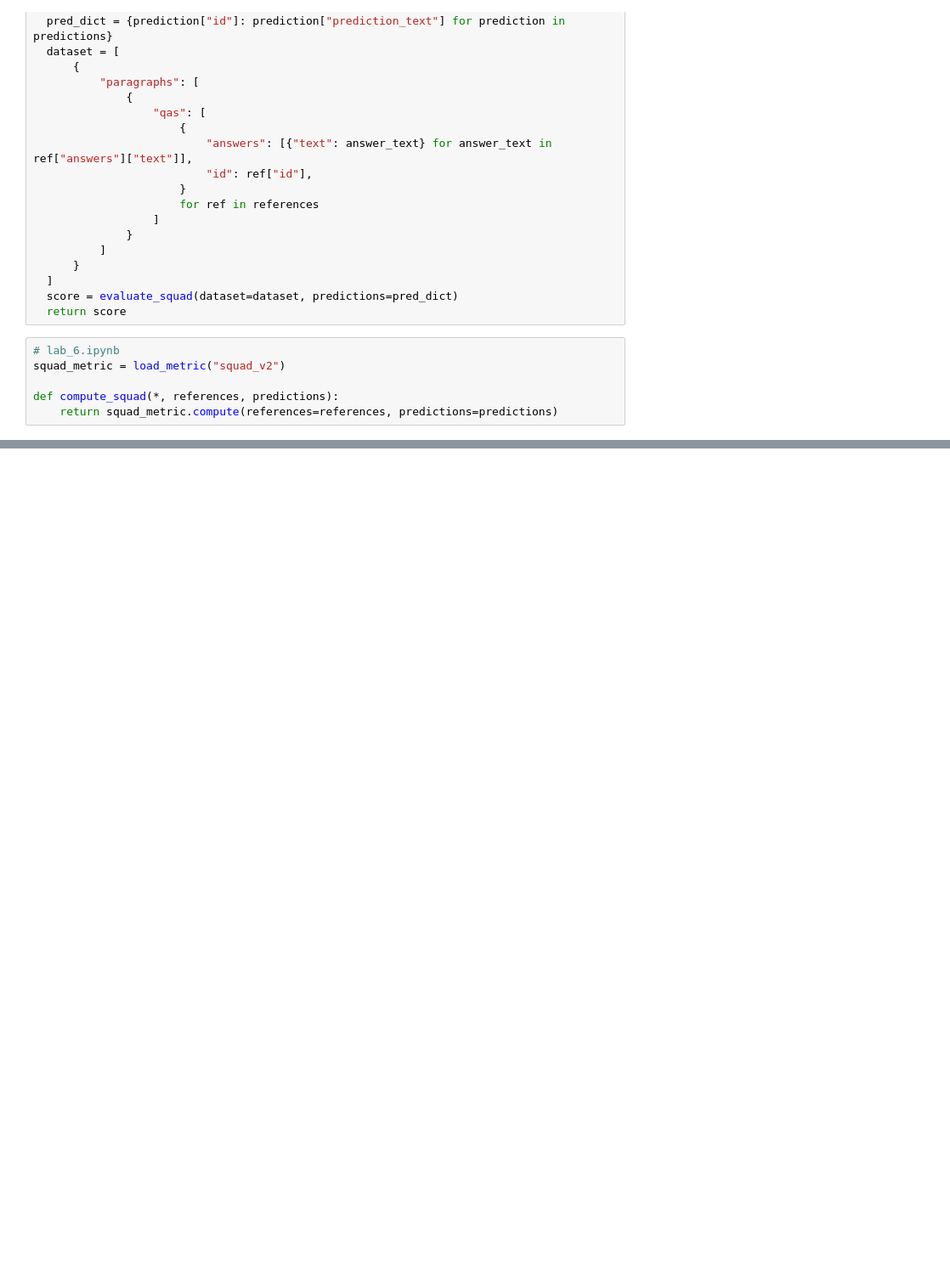
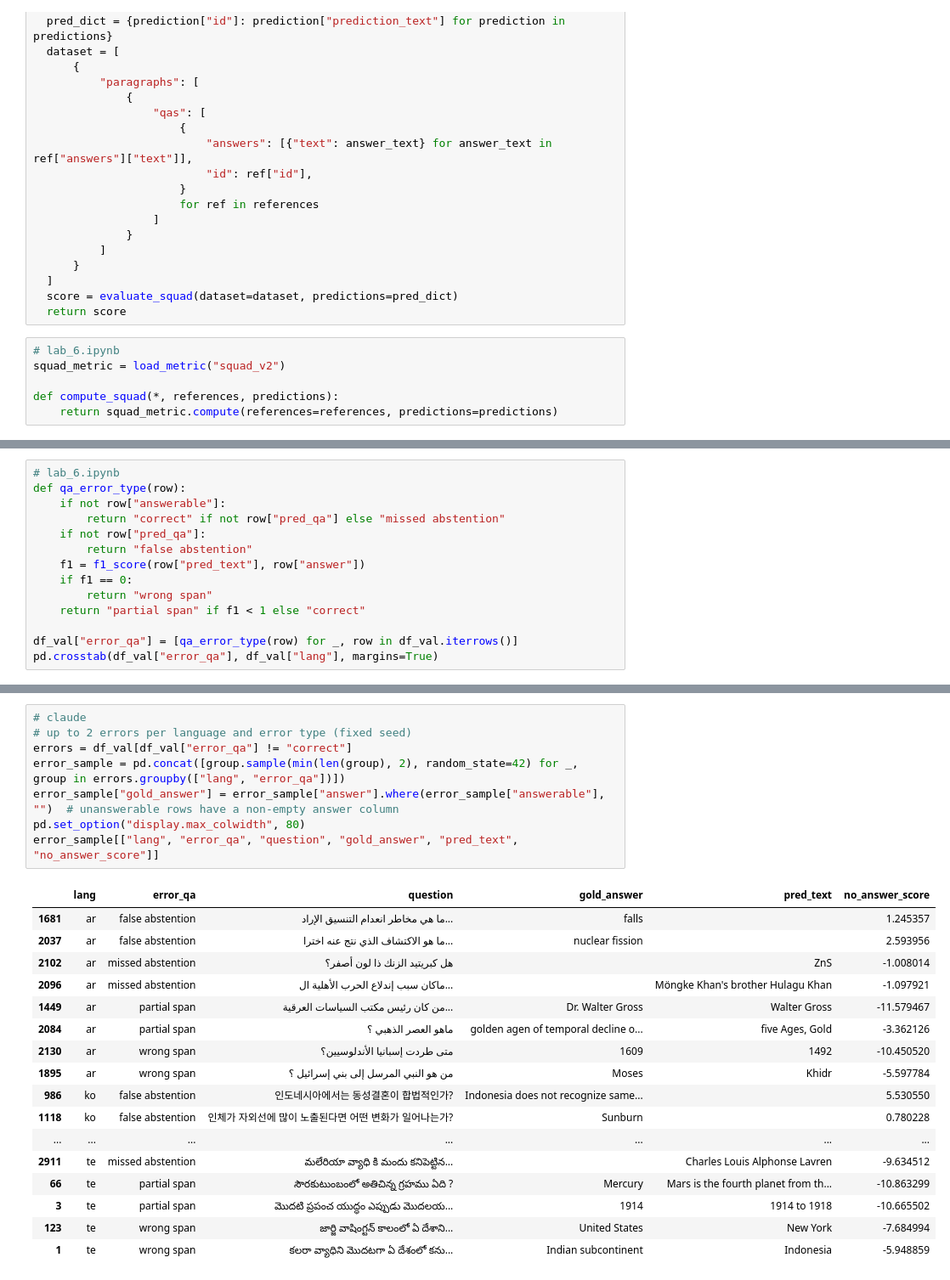
Before and after one commit to Legenden84/msc-nlp-2026, a Jupyter notebook: project_notebooks/nlp_project_w40-41.ipynb, the cells around one changed output, grey strips where cells are left out. Shown at 85% size. Drawn from its saved outputs; the diff is of its cells as text; blank space fills up the shorter version.

```diff
--- a/project_notebooks/nlp_project_w40-41.ipynb
+++ b/project_notebooks/nlp_project_w40-41.ipynb
@@ -747,0 +899,14 @@ def compute_squad(*, references, predictions):
+# %%
+# lab_6.ipynb
+def qa_error_type(row):
+    if not row["answerable"]:
+        return "correct" if not row["pred_qa"] else "missed abstention"
+    if not row["pred_qa"]:
+        return "false abstention"
+    f1 = f1_score(row["pred_text"], row["answer"])
+    if f1 == 0:
+        return "wrong span"
+    return "partial span" if f1 < 1 else "correct"
+
+df_val["error_qa"] = [qa_error_type(row) for _, row in df_val.iterrows()]
+pd.crosstab(df_val["error_qa"], df_val["lang"], margins=True)
@@ -747,0 +922,26 @@ def compute_squad(*, references, predictions):
+# %%
+# claude
+# up to 2 errors per language and error type (fixed seed)
+errors = df_val[df_val["error_qa"] != "correct"]
+error_sample = pd.concat([group.sample(min(len(group), 2), random_state=42) for _, group in errors.groupby(["lang", "error_qa"])])
+error_sample["gold_answer"] = error_sample["answer"].where(error_sample["answerable"], "")  # unanswerable rows have a non-empty answer column
+pd.set_option("display.max_colwidth", 80)
+error_sample[["lang", "error_qa", "question", "gold_answer", "pred_text", "no_answer_score"]]
+# %% [output]
+|  | lang | error_qa | question | gold_answer | pred_text | no_answer_score |
+| 1681 | ar | false abstention | ما هي مخاطر انعدام التنسيق الإراد... | falls |  | 1.245357 |
+| 2037 | ar | false abstention | ما هو الاكتشاف الذي نتج عنه اخترا... | nuclear fission |  | 2.593956 |
+| 2102 | ar | missed abstention | هل كبريتيد الزنك ذا لون أصفر؟ |  | ZnS | -1.008014 |
+| 2096 | ar | missed abstention | ماكان سبب إندلاع الحرب الأهلية ال... |  | Möngke Khan's brother Hulagu Khan | -1.097921 |
+| 1449 | ar | partial span | من كان رئيس مكتب السياسات العرقية... | Dr. Walter Gross | Walter Gross | -11.579467 |
+| 2084 | ar | partial span | ماهو العصر الذهبي ؟ | golden agen of temporal decline o... | five Ages, Gold | -3.362126 |
+| 2130 | ar | wrong span | متى طردت إسبانيا الأندلوسيين؟ | 1609 | 1492 | -10.450520 |
+| 1895 | ar | wrong span | من هو النبي المرسل إلى بني إسرائيل ؟ | Moses | Khidr | -5.597784 |
+| 986 | ko | false abstention | 인도네시아에서는 동성결혼이 합법적인가? | Indonesia does not recognize same... |  | 5.530550 |
+| 1118 | ko | false abstention | 인체가 자외선에 많이 노출된다면 어떤 변화가 일어나는가? | Sunburn |  | 0.780228 |
+| ... | ... | ... | ... | ... | ... | ... |
+| 2911 | te | missed abstention | మలేరియా వ్యాధి కి మందు కనిపెట్టిన... |  | Charles Louis Alphonse Lavren | -9.634512 |
+| 66 | te | partial span | సౌరకుటుంబంలో అతిచిన్న గ్రహము ఏది ? | Mercury | Mars is the fourth planet from th... | -10.863299 |
+| 3 | te | partial span | మొదటి ప్రపంచ యుద్ధం ఎప్పుడు మొదలయ... | 1914 | 1914 to 1918 | -10.665502 |
+| 123 | te | wrong span | జార్జి వాషింగ్టన్ కాలంలో ఏ దేశాని... | United States | New York | -7.684994 |
+| 1 | te | wrong span | కలరా వ్యాధిని మొదటగా ఏ దేశంలో కను... | Indian subcontinent | Indonesia | -5.948859 |
```
Also changed, not shown: parts of 17 cells of this notebook.
